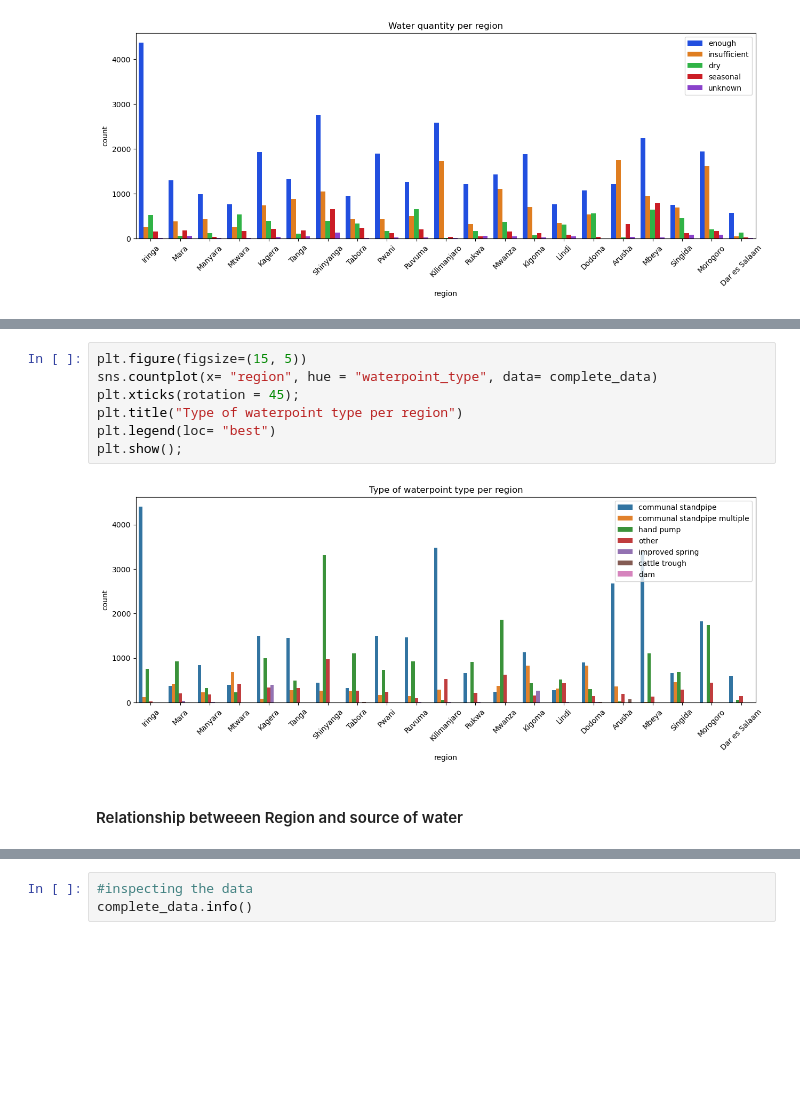
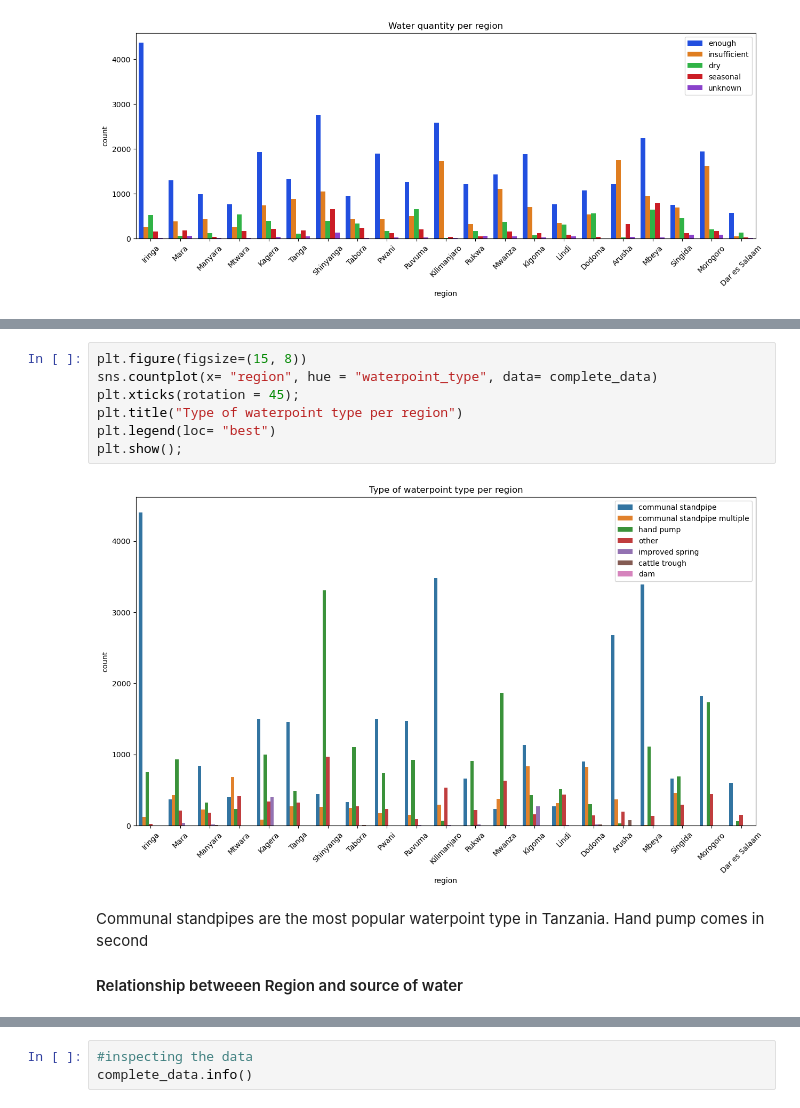
Before and after one commit to dev-ezzy/Classification-model, a Jupyter notebook: index.ipynb, the cells around one changed output, grey strips where cells are left out. Saved outputs shown, nothing was run; the diff lists cells and outputs as text; blank space fills up the shorter version.

```diff
--- a/index.ipynb
+++ b/index.ipynb
@@ -1035,12 +1047,13 @@ plt.show();
 # %%
-plt.figure(figsize=(15, 5))
+plt.figure(figsize=(15, 8))
 sns.countplot(x= "region", hue = "waterpoint_type", data= complete_data)
 plt.xticks(rotation = 45);
 plt.title("Type of waterpoint type per region")
 plt.legend(loc= "best")
 plt.show();
 # %% [output]
-[figure, old version]
+[figure, new version]
 # %% [markdown]
+Communal standpipes are the most popular waterpoint type in Tanzania. Hand pump comes in second
 #### Relationship betweeen Region and source of water
 # %%
```
Also changed, not shown: parts of 32 cells of this notebook.
